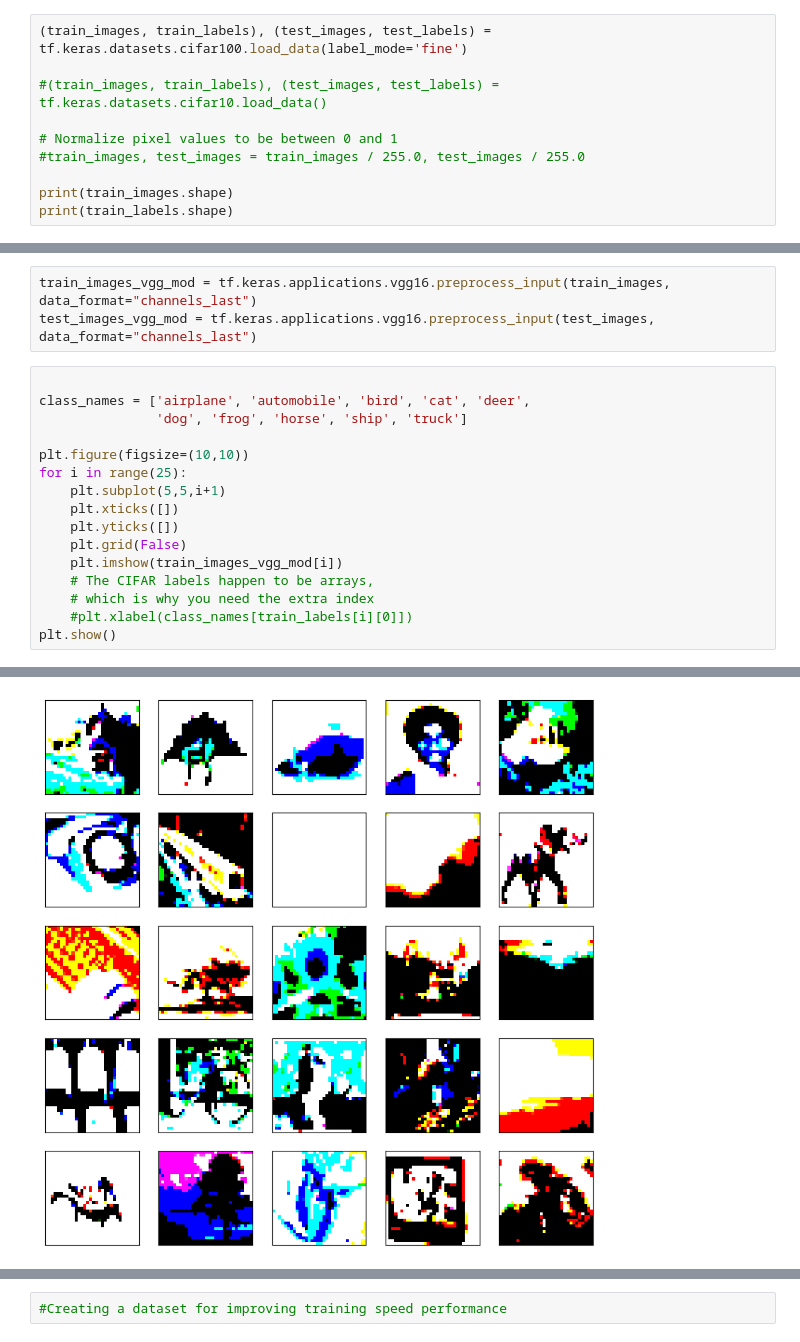
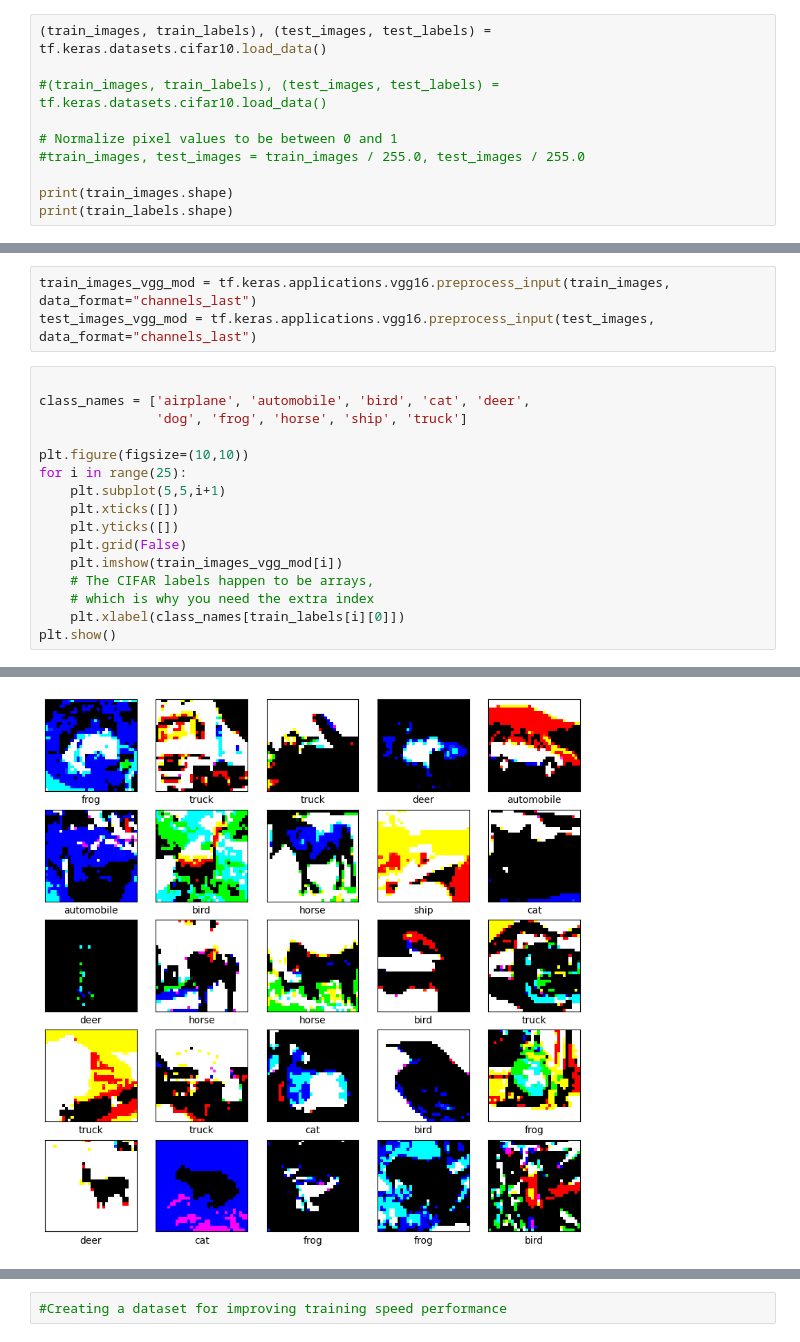
Before and after one commit to RaymondUW2023/NN-Group-Project-Team-14, a Jupyter notebook: CNN_pri.ipynb, the cells around one changed output, grey strips where cells are left out. Saved outputs shown, nothing was run; the diff lists cells and outputs as text.

```diff
--- a/CNN_pri.ipynb
+++ b/CNN_pri.ipynb
@@ -13,7 +13,7 @@ from keras.layers import Conv2D, MaxPooling2D, Dropout, Dense, Flatten, BatchNor
 # %%
 from keras.applications import vgg16
 # %%
-(train_images, train_labels), (test_images, test_labels) = tf.keras.datasets.cifar100.load_data(label_mode='fine')
+(train_images, train_labels), (test_images, test_labels) = tf.keras.datasets.cifar10.load_data()
 
 #(train_images, train_labels), (test_images, test_labels) = tf.keras.datasets.cifar10.load_data()
 
@@ -34,33 +36,33 @@ class_names = ['airplane', 'automobile', 'bird', 'cat', 'deer',
                'dog', 'frog', 'horse', 'ship', 'truck']
 
 plt.figure(figsize=(10,10))
 for i in range(25):
     plt.subplot(5,5,i+1)
     plt.xticks([])
     plt.yticks([])
     plt.grid(False)
     plt.imshow(train_images_vgg_mod[i])
     # The CIFAR labels happen to be arrays,
     # which is why you need the extra index
-    #plt.xlabel(class_names[train_labels[i][0]])
+    plt.xlabel(class_names[train_labels[i][0]])
 plt.show()
 # %% [output]
 WARNING:matplotlib.image:Clipping input data to the valid range for imshow with RGB data ([0..1] for floats or [0..255] for integers).
 WARNING:matplotlib.image:Clipping input data to the valid range for imshow with RGB data ([0..1] for floats or [0..255] for integers).
 WARNING:matplotlib.image:Clipping input data to the valid range for imshow with RGB data ([0..1] for floats or [0..255] for integers).
 WARNING:matplotlib.image:Clipping input data to the valid range for imshow with RGB data ([0..1] for floats or [0..255] for integers).
 WARNING:matplotlib.image:Clipping input data to the valid range for imshow with RGB data ([0..1] for floats or [0..255] for integers).
 WARNING:matplotlib.image:Clipping input data to the valid range for imshow with RGB data ([0..1] for floats or [0..255] for integers).
 WARNING:matplotlib.image:Clipping input data to the valid range for imshow with RGB data ([0..1] for floats or [0..255] for integers).
 WARNING:matplotlib.image:Clipping input data to the valid range for imshow with RGB data ([0..1] for floats or [0..255] for integers).
 WARNING:matplotlib.image:Clipping input data to the valid range for imshow with RGB data ([0..1] for floats or [0..255] for integers).
 WARNING:matplotlib.image:Clipping input data to the valid range for imshow with RGB data ([0..1] for floats or [0..255] for integers).
 WARNING:matplotlib.image:Clipping input data to the valid range for imshow with RGB data ([0..1] for floats or [0..255] for integers).
 WARNING:matplotlib.image:Clipping input data to the valid range for imshow with RGB data ([0..1] for floats or [0..255] for integers).
 ... (9 lines left out)
 WARNING:matplotlib.image:Clipping input data to the valid range for imshow with RGB data ([0..1] for floats or [0..255] for integers).
 WARNING:matplotlib.image:Clipping input data to the valid range for imshow with RGB data ([0..1] for floats or [0..255] for integers).
 WARNING:matplotlib.image:Clipping input data to the valid range for imshow with RGB data ([0..1] for floats or [0..255] for integers).
 WARNING:matplotlib.image:Clipping input data to the valid range for imshow with RGB data ([0..1] for floats or [0..255] for integers).
-[figure, old version]
+[figure, new version]
 # %%
```
Also changed, not shown: parts of 23 cells of this notebook.
